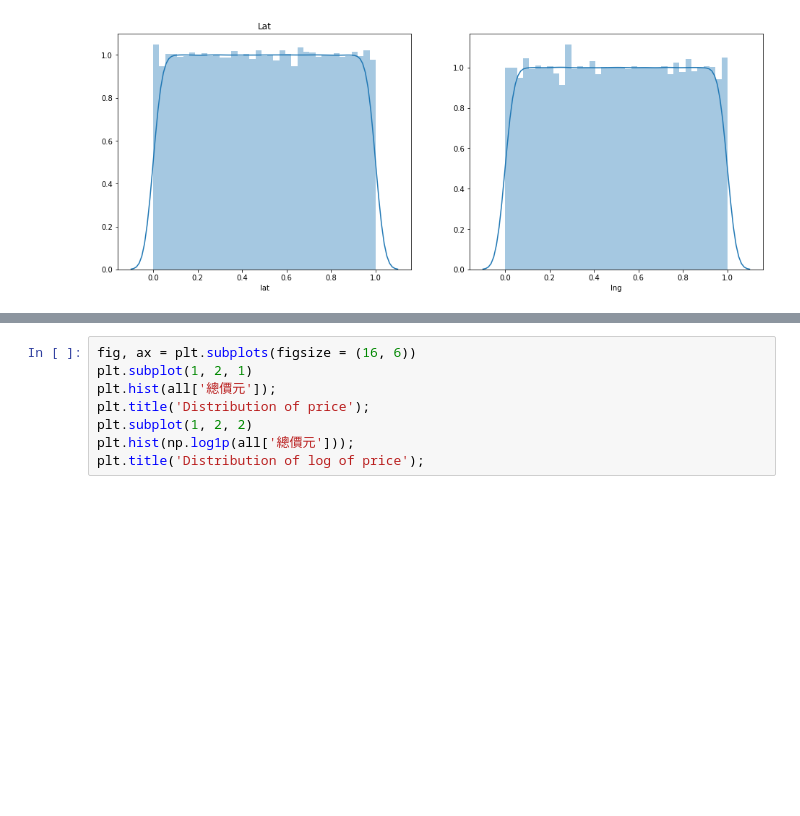
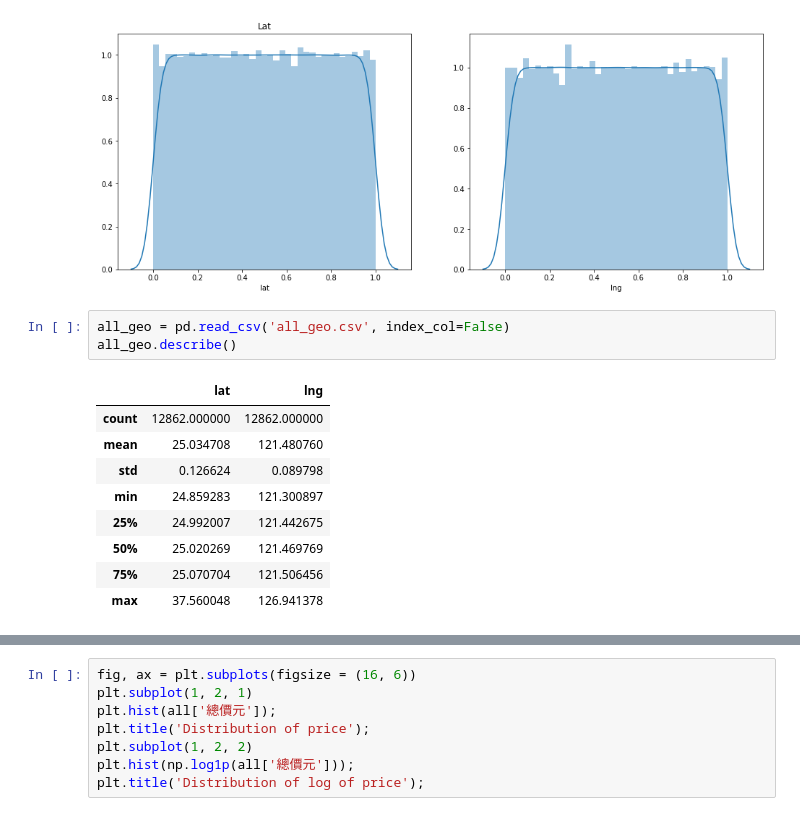
Before and after one commit to johnny12150/19-lab-summer-training, a Jupyter notebook: 0703/EDA.ipynb, the cells around one changed output, grey strips where cells are left out. Drawn from its saved outputs; the diff is of its cells as text; blank space fills up the shorter version.

```diff
--- a/0703/EDA.ipynb
+++ b/0703/EDA.ipynb
@@ -193,3 +193,16 @@ sns.distplot(all['lng'])
 plt.show()
 # %% [output]
 [figure]
+# %%
+all_geo = pd.read_csv('all_geo.csv', index_col=False)
+all_geo.describe()
+# %% [output]
+|  | lat | lng |
+| count | 12862.000000 | 12862.000000 |
+| mean | 25.034708 | 121.480760 |
+| std | 0.126624 | 0.089798 |
+| min | 24.859283 | 121.300897 |
+| 25% | 24.992007 | 121.442675 |
+| 50% | 25.020269 | 121.469769 |
+| 75% | 25.070704 | 121.506456 |
+| max | 37.560048 | 126.941378 |
```
Also changed, not shown: parts of 2 cells of this notebook.
